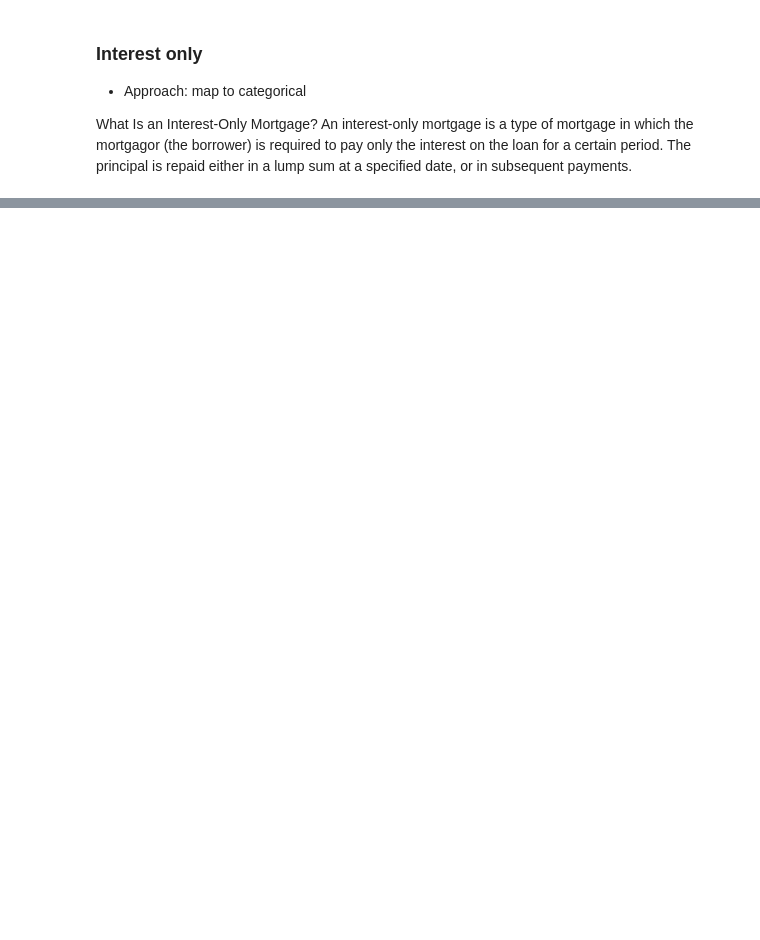
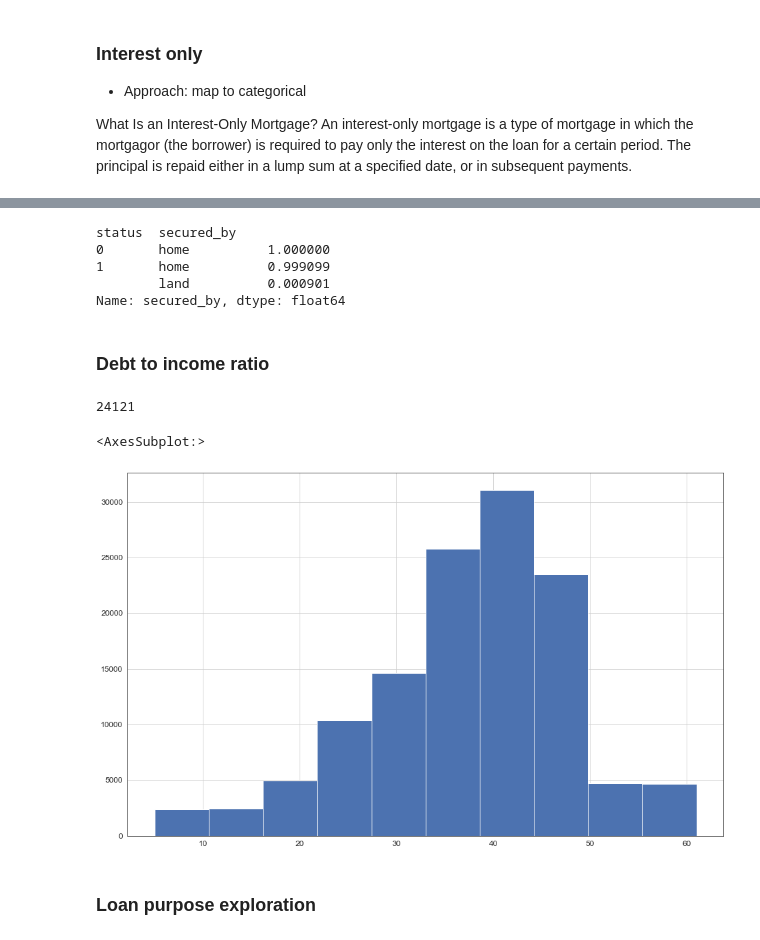
Before and after one commit to csanry/aml, a Jupyter notebook: notebooks/preprocessing.ipynb, the cells around one changed output, grey strips where cells are left out. Saved outputs shown, nothing was run; the diff lists cells and outputs as text; code cells hidden in the pictures; blank space fills up the shorter version.

```diff
--- a/notebooks/preprocessing.ipynb
+++ b/notebooks/preprocessing.ipynb
@@ -144,0 +194,2 @@ secured_by                       0
+# %%
+df['loan_type'] = helpers.convert_to_dtype(df['loan_type'], 'categorical')
@@ -145,3 +199,5 @@ secured_by                       0
+# %%
+df['loan_purpose'] = helpers.convert_to_dtype(df['loan_purpose'], 'categorical')
 # %% [markdown]
 ### Interest only
 - Approach: map to categorical
@@ -207,0 +269,2 @@ DEBUG:top of axes not in the figure, so title not moved
+# %%
+df['co_applicant_credit_type'] = df['co_applicant_credit_type'].astype('category')
@@ -207,0 +278,4 @@ DEBUG:top of axes not in the figure, so title not moved
+# %%
+df['credit_type'].value_counts()
+
+df['credit_type'] = df['credit_type'].astype('category')
@@ -369,0 +329,23 @@ DEBUG:top of axes not in the figure, so title not moved
+# %%
+df.groupby(TARGET)['secured_by'].value_counts(normalize=True)
+# %% [output]
+status  secured_by
+0       home          1.000000
+1       home          0.999099
+        land          0.000901
+Name: secured_by, dtype: float64
+# %% [markdown]
+### Debt to income ratio
+# %%
+df['dtir1'].isna().sum()
+# 24121 missing
+# %% [output]
+24121
+# %%
+df['dtir1'].dtype
+df['dtir1'].hist()
+# %% [output]
+<AxesSubplot:>
+[figure, added]
+# %% [markdown]
+### Loan purpose exploration
```
Also changed, not shown: parts of 49 cells of this notebook.
